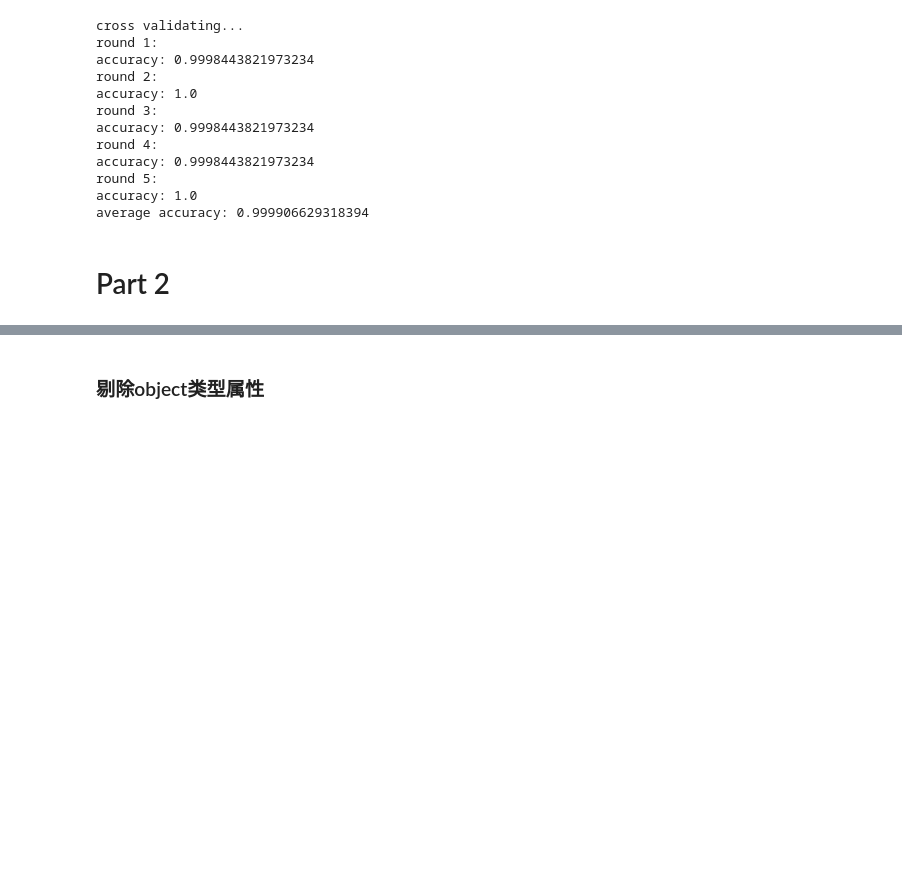
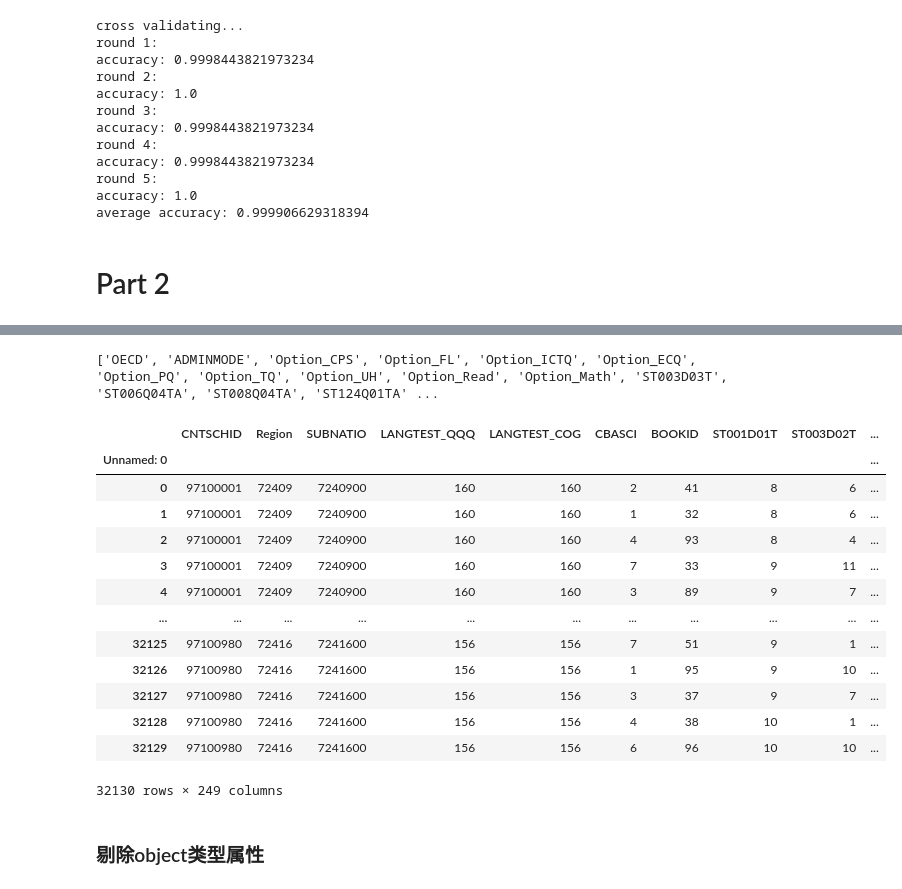
Before and after one commit to Umbreller-F/data-analysis-and-practice-3, a Jupyter notebook: exp4.ipynb, the cells around one changed output, grey strips where cells are left out. Cells and saved outputs as stored; diff of their text form; code cells hidden in the pictures; blank space fills up the shorter version.

```diff
--- a/exp4.ipynb
+++ b/exp4.ipynb
@@ -269,9 +245,0 @@ print(datapair)
-# %%
-one_value_col = []
-for col in list(buffer.columns):
-    if len(buffer[col].unique()) == 1:
-        one_value_col.append(col)
-print(one_value_col)
-buffer = buffer.drop(one_value_col, axis=1)
-buffer.shape
-# one_value_col
@@ -281,3 +264,34 @@ buffer.shape
+# %%
+df = pd.read_csv('pica2015.csv', header=0, encoding="utf-8", low_memory=False)
+df.set_index('Unnamed: 0', inplace=True)
+one_value_col = []
+for col in list(df.columns):
+    if len(df[col].unique()) == 1:
+        one_value_col.append(col)
+print(one_value_col)
+df = df.drop(one_value_col, axis=1)
+datatype = df.dtypes
+datatype = datatype[datatype=='object']
+df = df.drop(list(datatype.index), axis=1)
+# df.shape
+# df.head()
+df
+# %% [output]
+['OECD', 'ADMINMODE', 'Option_CPS', 'Option_FL', 'Option_ICTQ', 'Option_ECQ', 'Option_PQ', 'Option_TQ', 'Option_UH', 'Option_Read', 'Option_Math', 'ST003D03T', 'ST006Q04TA', 'ST008Q04TA', 'ST124Q01TA' ...
+|  | CNTSCHID | Region | SUBNATIO | LANGTEST_QQQ | LANGTEST_COG | CBASCI | BOOKID | ST001D01T | ST003D02T | ... |
+| Unnamed: 0 |  |  |  |  |  |  |  |  |  | ... |
+| 0 | 97100001 | 72409 | 7240900 | 160 | 160 | 2 | 41 | 8 | 6 | ... |
+| 1 | 97100001 | 72409 | 7240900 | 160 | 160 | 1 | 32 | 8 | 6 | ... |
+| 2 | 97100001 | 72409 | 7240900 | 160 | 160 | 4 | 93 | 8 | 4 | ... |
+| 3 | 97100001 | 72409 | 7240900 | 160 | 160 | 7 | 33 | 9 | 11 | ... |
+| 4 | 97100001 | 72409 | 7240900 | 160 | 160 | 3 | 89 | 9 | 7 | ... |
+| ... | ... | ... | ... | ... | ... | ... | ... | ... | ... | ... |
+| 32125 | 97100980 | 72416 | 7241600 | 156 | 156 | 7 | 51 | 9 | 1 | ... |
+| 32126 | 97100980 | 72416 | 7241600 | 156 | 156 | 1 | 95 | 9 | 10 | ... |
+| 32127 | 97100980 | 72416 | 7241600 | 156 | 156 | 3 | 37 | 9 | 7 | ... |
+| 32128 | 97100980 | 72416 | 7241600 | 156 | 156 | 4 | 38 | 10 | 1 | ... |
+| 32129 | 97100980 | 72416 | 7241600 | 156 | 156 | 6 | 96 | 10 | 10 | ... |
+32130 rows × 249 columns
 # %% [markdown]
 ### 剔除object类型属性
 # %%
```
Also changed, not shown: parts of 8 cells of this notebook.
